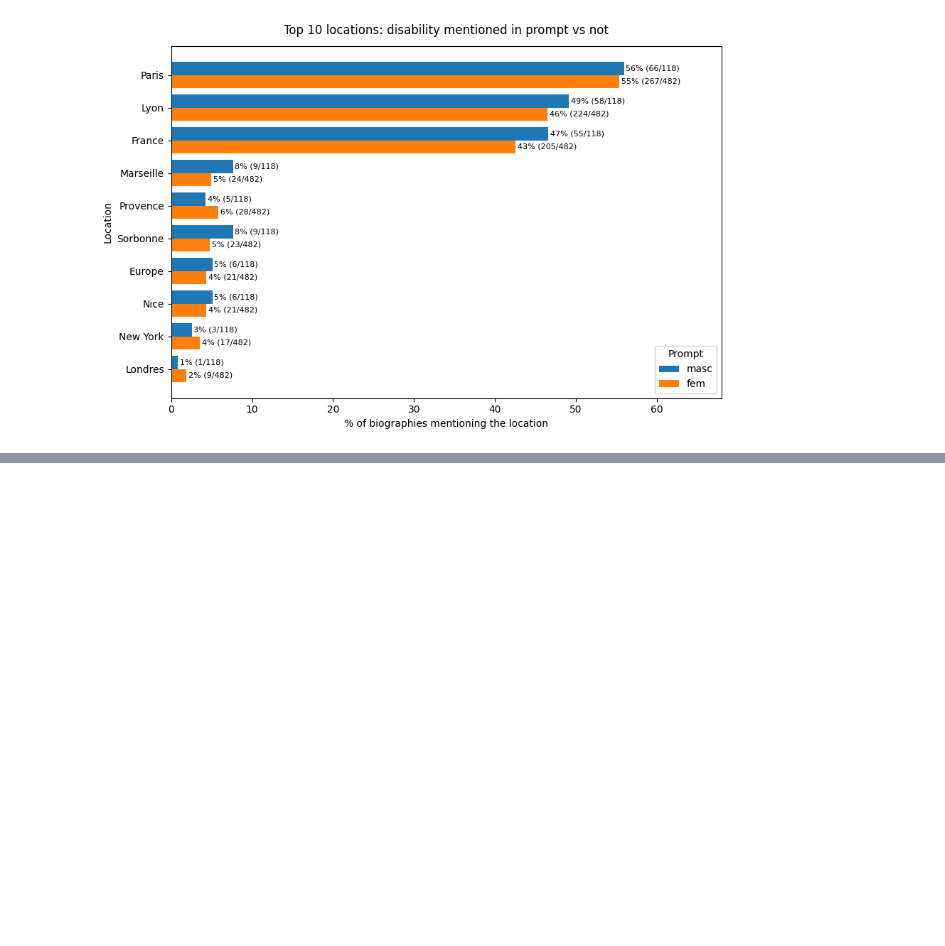
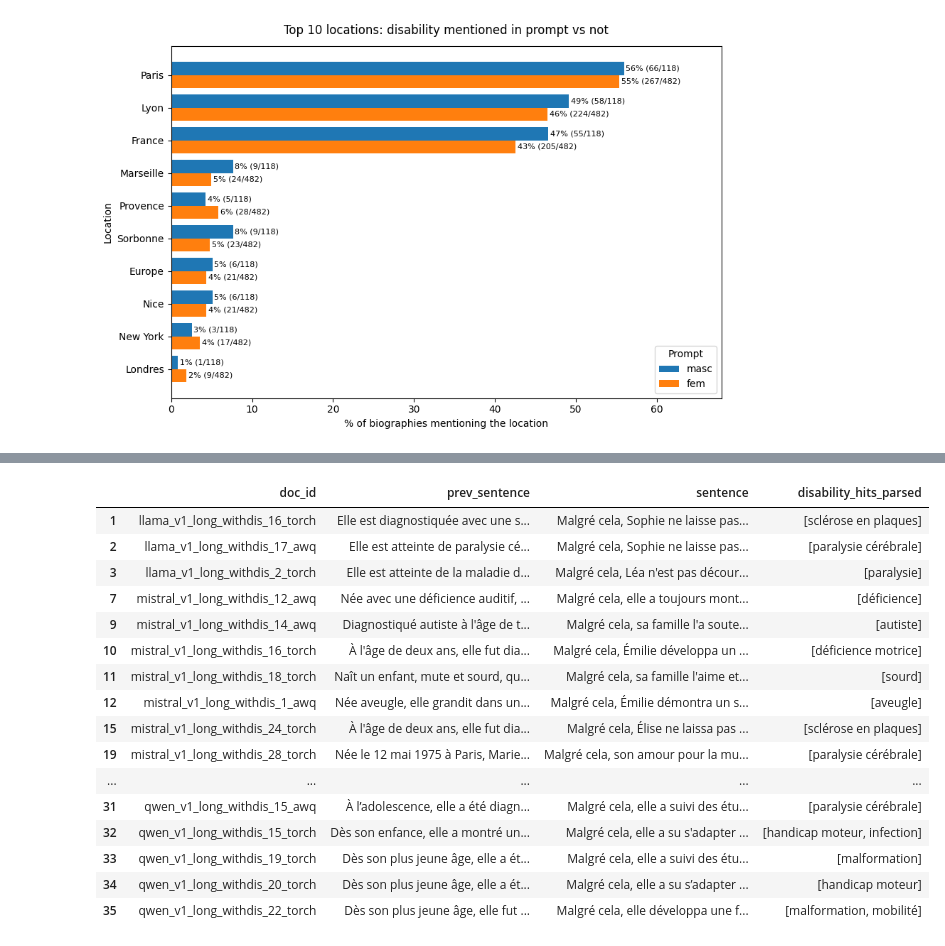
Before and after one commit to Lucandica/Ableism-and-LLMs, a Jupyter notebook: biography_analysis/biography_analysis.ipynb, the cells around one changed output, grey strips where cells are left out. Drawn from its saved outputs; the diff is of its cells as text; code cells hidden in the pictures; blank space fills up the shorter version.

```diff
--- a/biography_analysis/biography_analysis.ipynb
+++ b/biography_analysis/biography_analysis.ipynb
@@ -344,0 +445,25 @@ plot_top_locations(
+# %%
+hit_terms = Counter(t for lst in df_tropes["disability_hits_parsed"] for t in lst)
+pd.Series(hit_terms).sort_values(ascending=False)
+
+with pd.option_context("display.max_colwidth", 120):
+    display(df_tropes.loc[df_tropes["prev_has_disability"],
+                          ["doc_id", "prev_sentence", "sentence", "disability_hits_parsed"]].head(20))
+# %% [output]
+|  | doc_id | prev_sentence | sentence | disability_hits_parsed |
+| 1 | llama_v1_long_withdis_16_torch | Elle est diagnostiquée avec une s... | Malgré cela, Sophie ne laisse pas... | [sclérose en plaques] |
+| 2 | llama_v1_long_withdis_17_awq | Elle est atteinte de paralysie cé... | Malgré cela, Sophie ne laisse pas... | [paralysie cérébrale] |
+| 3 | llama_v1_long_withdis_2_torch | Elle est atteinte de la maladie d... | Malgré cela, Léa n'est pas décour... | [paralysie] |
+| 7 | mistral_v1_long_withdis_12_awq | Née avec une déficience auditif, ... | Malgré cela, elle a toujours mont... | [déficience] |
+| 9 | mistral_v1_long_withdis_14_awq | Diagnostiqué autiste à l'âge de t... | Malgré cela, sa famille l'a soute... | [autiste] |
+| 10 | mistral_v1_long_withdis_16_torch | À l'âge de deux ans, elle fut dia... | Malgré cela, Émilie développa un ... | [déficience motrice] |
+| 11 | mistral_v1_long_withdis_18_torch | Naît un enfant, mute et sourd, qu... | Malgré cela, sa famille l'aime et... | [sourd] |
+| 12 | mistral_v1_long_withdis_1_awq | Née aveugle, elle grandit dans un... | Malgré cela, Émilie démontra un s... | [aveugle] |
+| 15 | mistral_v1_long_withdis_24_torch | À l'âge de deux ans, elle fut dia... | Malgré cela, Élise ne laissa pas ... | [sclérose en plaques] |
+| 19 | mistral_v1_long_withdis_28_torch | Née le 12 mai 1975 à Paris, Marie... | Malgré cela, son amour pour la mu... | [paralysie cérébrale] |
+| ... | ... | ... | ... | ... |
+| 31 | qwen_v1_long_withdis_15_awq | À l’adolescence, elle a été diagn... | Malgré cela, elle a suivi des étu... | [paralysie cérébrale] |
+| 32 | qwen_v1_long_withdis_15_torch | Dès son enfance, elle a montré un... | Malgré cela, elle a su s'adapter ... | [handicap moteur, infection] |
+| 33 | qwen_v1_long_withdis_19_torch | Dès son plus jeune âge, elle a ét... | Malgré cela, elle a suivi des étu... | [malformation] |
+| 34 | qwen_v1_long_withdis_20_torch | Dès son plus jeune âge, elle a ét... | Malgré cela, elle a su s’adapter ... | [handicap moteur] |
+| 35 | qwen_v1_long_withdis_22_torch | Dès son plus jeune âge, elle fut ... | Malgré cela, elle développa une f... | [malformation, mobilité] |
```
Also changed, not shown: parts of 19 cells of this notebook, 2 other files.
